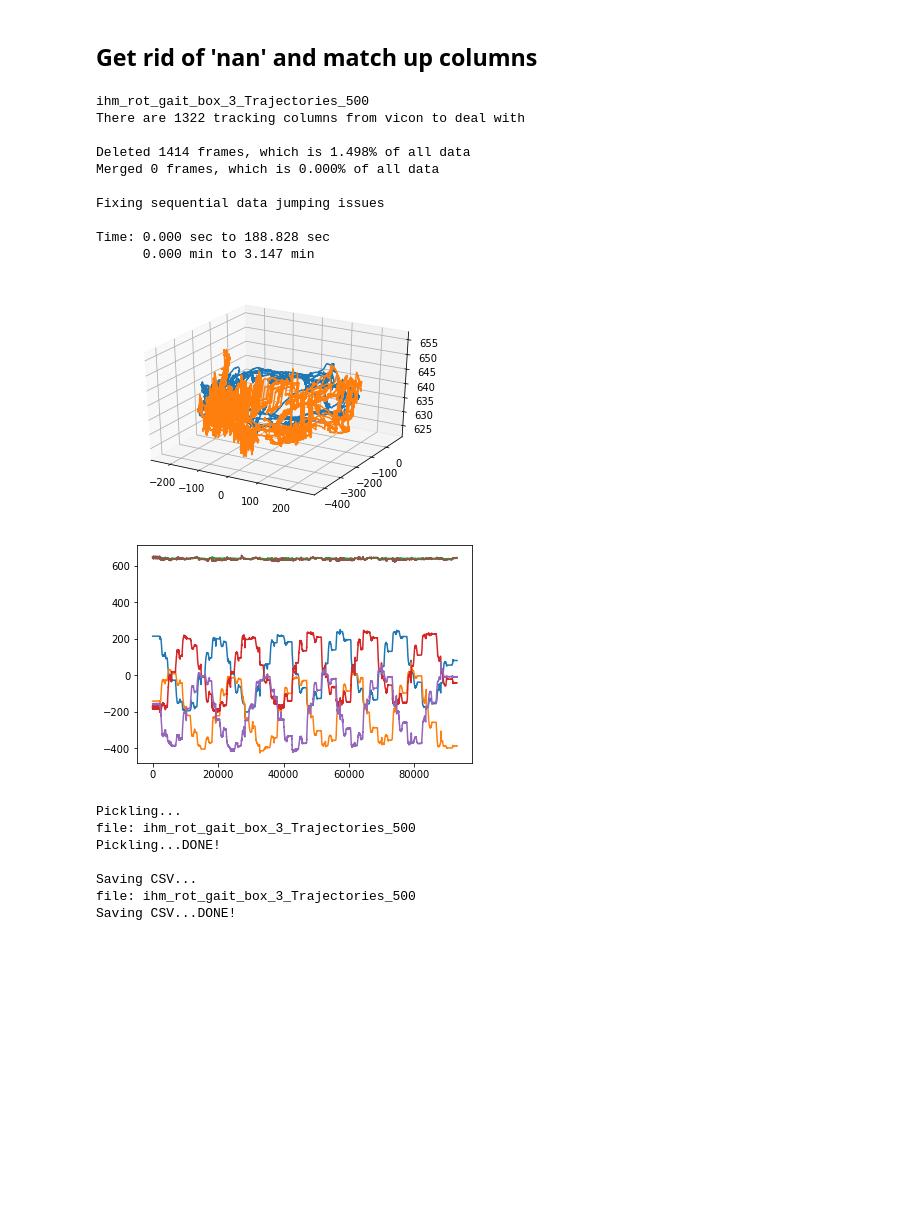
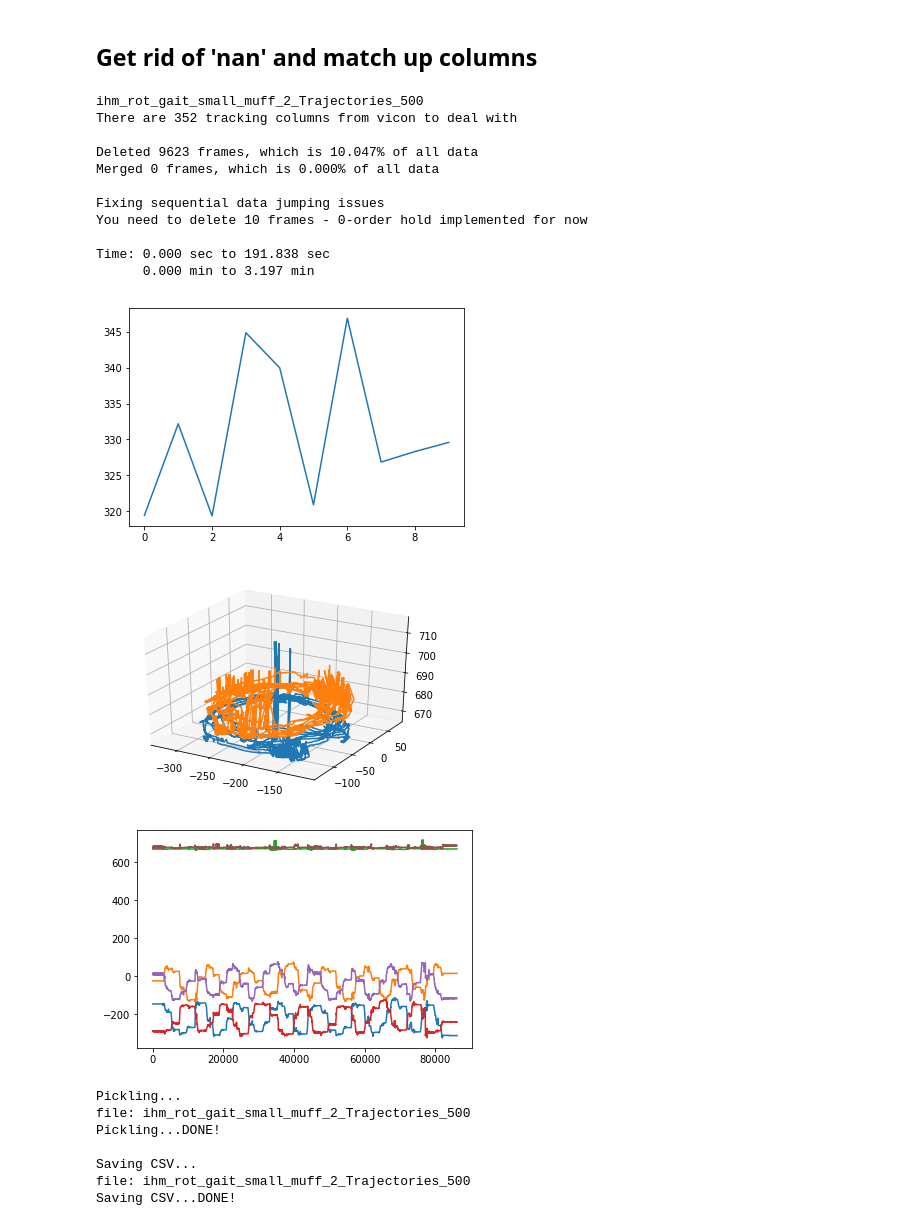
Before and after one commit to cbteeple/fix-vicon, a Jupyter notebook: fix_vicon.ipynb, the cells around one changed output. Drawn from its saved outputs; the diff is of its cells as text; code cells hidden in the pictures; blank space fills up the shorter version.

```diff
--- a/fix_vicon.ipynb
+++ b/fix_vicon.ipynb
@@ -19,7 +20,7 @@ data_folder_base  = os.path.join(save_paths.get('data_path',''))
 # %% [markdown]
 ## Set up filenames
 # %%
-file_select = 'harder'
+file_select = 'second2'
 number_of_markers = 2
 
 save_pickles = True
@@ -38,12 +39,21 @@ elif file_select == 'easy':
 elif file_select == 'incept':
     file_names = ['ihm_rot_gait_foam_3_Trajectories_500_fixed']
 
+elif file_select == 'second':
+    file_names = ['ihm_rot_gait_broc_flip_Trajectories_500']
+
+elif file_select == 'second2':
+    file_names = ['ihm_rot_gait_small_muff_2_Trajectories_500']
+
+elif file_select == 'second_easy':
+    file_names = ['ihm_rot_gait_large_muff_good_Trajectories_500']
+
 else:
     file_names = []
 
 
 vicon_sample_rate = 500 # Hz
-vicon_units = 'mm/10' # 'mm' or 'mm/10'
+vicon_units = 'mm' # 'mm' or 'mm/10'
 # %% [markdown]
 ## Define some functions
 # %%
@@ -142,13 +209,14 @@ def fix_units(input_units, desired_units):
 raw_data_all = []
 for file_name in file_names:
     full_filename = os.path.join(data_folder_base,file_name+'.csv')
+    print("Converting data to a giant numpy array")
     with open(full_filename) as f:
         # this is probably the stupidest way to load the data,
         # since sometimes when markers are blinking  we get a HUGE matrix
         raw_data = np.genfromtxt(f, skip_header=5, delimiter=',')
-        raw_data
 
     print(raw_data.shape)
+    print([0])
     print(raw_data[0,:])
     raw_data_all.append(raw_data)
 # %% [output]
@@ -173,6 +243,7 @@ for file_idx, curr_raw_data in enumerate(raw_data_all):
         print("The number of columns isn't divisible by 3. Are you missing an axis???")
 
     else:
+        num_rows = data.shape[0]
         num_points = data.shape[1]/3.0
         num_point_cols = number_of_markers*3
 
@@ -181,8 +252,9 @@ for file_idx, curr_raw_data in enumerate(raw_data_all):
 
         print("There are %d tracking columns from vicon to deal with"%(num_points))
 
-        data_collapsed=np.zeros((data.shape[0],3*number_of_markers))
-        for idx,row in enumerate(np.nditer(data, flags=['external_loop'], order='C')):
+        data_collapsed=np.zeros((num_rows,3*number_of_markers))
+        for idx in range(num_rows):
+            row= data[idx,:]
             row_collapsed = row[np.logical_not(np.isnan(row))]
 
             # If the number of points in the frame matches what we expect, use them!
@@ -213,7 +285,11 @@ for file_idx, curr_raw_data in enumerate(raw_data_all):
         # Fix sequential data points to make sure they don't jump around
         print("")
         print('Fixing sequential data jumping issues')
-        data_collapsed = fix_sequential(data_collapsed, number_of_markers)
+        data_collapsed, frames_to_delete = fix_sequential(data_collapsed, number_of_markers, tol=50)
+
+        data_collapsed   = np.delete(data_collapsed, frames_to_delete, 0)
+        frames_collapsed = np.delete(frames_collapsed, frames_to_delete, 0)
+        time_collapsed   = np.delete(time_collapsed, frames_to_delete, 0)
 
         # Package the data in a native python dictionary for use later
         out = dict()
@@ -224,44 +300,46 @@ for file_idx, curr_raw_data in enumerate(raw_data_all):
         out['start_time']=time_collapsed[0]
         out['end_time']=time_collapsed[-1]
 
 
         print("")
         print("Time: %0.3f sec to %0.3f sec"%(out['start_time'],out['end_time']))
         print("      %0.3f min to %0.3f min"%(out['start_time']/60.0,out['end_time']/60.0))
 
         plot_all(data_collapsed,file_idx,number_of_markers)
         file_name_out = file_names[file_idx]
         # Pickle the data for use later
         if save_pickles:
             pickle_data(out, file_name_out)
 
         if save_csvs:
             all_in_one = data_collapsed
             all_in_one = np.insert(all_in_one,0,time_collapsed, axis=1)
             all_in_one = np.insert(all_in_one,0,frames_collapsed, axis=1)
 
             header = '\n'*4
             header += 'Frame,Time'
             for i in range(number_of_markers):
                 header+=",X%d,Y%d,Z%d"%(i,i,i)
             save_csv(all_in_one, file_name_out, header = header)
 # %% [output]
-ihm_rot_gait_box_3_Trajectories_500
-There are 1322 tracking columns from vicon to deal with
+ihm_rot_gait_small_muff_2_Trajectories_500
+There are 352 tracking columns from vicon to deal with
 
-Deleted 1414 frames, which is 1.498% of all data
+Deleted 9623 frames, which is 10.047% of all data
 Merged 0 frames, which is 0.000% of all data
 
 Fixing sequential data jumping issues
+You need to delete 10 frames - 0-order hold implemented for now
 
-Time: 0.000 sec to 188.828 sec
-      0.000 min to 3.147 min
+Time: 0.000 sec to 191.838 sec
+      0.000 min to 3.197 min
-[figure, old version]
+[figure, new version]
-[figure, old version]
+[figure, new version]
+[figure, added]
 Pickling...
-file: ihm_rot_gait_box_3_Trajectories_500
+file: ihm_rot_gait_small_muff_2_Trajectories_500
 Pickling...DONE!
 
 Saving CSV...
-file: ihm_rot_gait_box_3_Trajectories_500
+file: ihm_rot_gait_small_muff_2_Trajectories_500
 Saving CSV...DONE!
```
Also changed, not shown: parts of 4 cells of this notebook, 1 other file.
